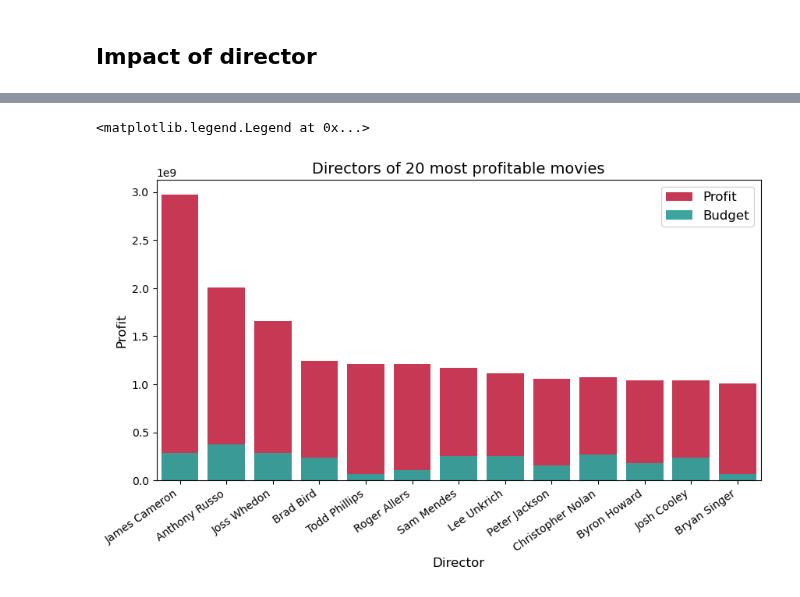
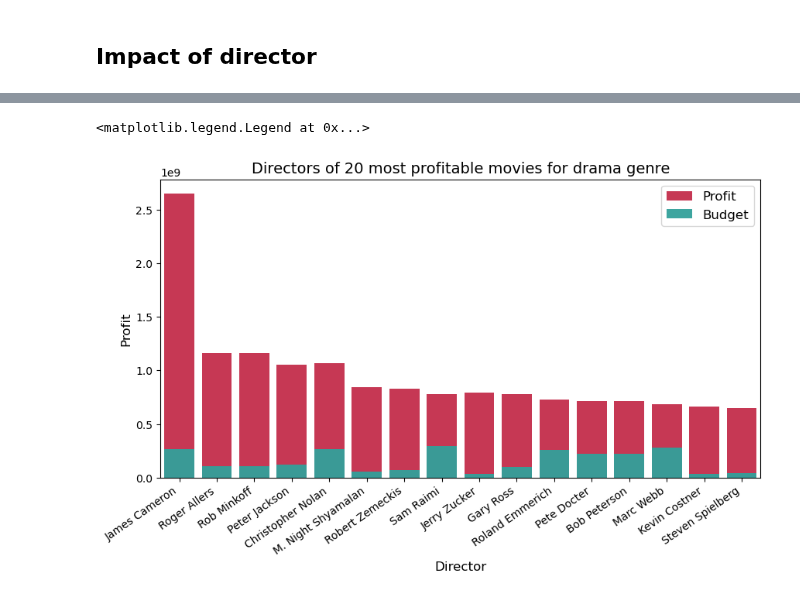
Before and after one commit to epfl-ada/ada-2022-project-theadaholics, a Jupyter notebook: main.ipynb, the cells around one changed output, grey strips where cells are left out. Cells and saved outputs as stored; diff of their text form; code cells hidden in the pictures.

```diff
--- a/main.ipynb
+++ b/main.ipynb
@@ -1756,0 +1577,4 @@ list
+# %%
+# Success in terms of profit:
+df_all_top_profit = df_all_expanded.sort_values('profit_modified', ascending=False)
+df_all_top_profit.head(3)
@@ -1773,14 +1606,17 @@ Top20_ProfitableMovies = df_director.sort_values('profit_modified', ascending=Fa
+# %%
+# Most succesful directors in terms of profit
+top_20_directors = df_all_top_profit[df_all_top_profit['genre']=='Drama'].dropna(how='all', subset=['directors']).drop_duplicates(['name', 'release_year', 'directors'])[0:20] # Remove NaN directors
 # %%
 plt.figure(figsize=(10,5))
-sns.barplot(x=Top20_ProfitableMovies['Director'],y=Top20_ProfitableMovies['profit_modified'],
+sns.barplot(x=top_20_directors['directors'],y=top_20_directors['profit_modified'],
             color='crimson', alpha=0.95, label='Profit', ci=None)
-sns.barplot(x=Top20_ProfitableMovies['Director'],y=Top20_ProfitableMovies['budget_modified'],
+sns.barplot(x=top_20_directors['directors'],y=top_20_directors['budget_modified'],
             color='lightseagreen', alpha=0.95, label='Budget', ci=None)
 plt.xlabel('Director', fontsize=12)
-plt.title("Directors of 20 most profitable movies", fontsize=14)
+plt.title("Directors of 20 most profitable movies for drama genre", fontsize=14)
 plt.ylabel('Profit', fontsize=12)
 plt.xticks(rotation=35, horizontalalignment='right', fontsize=10)
 plt.legend(fontsize=12)
 # %% [output]
 <matplotlib.legend.Legend at 0x...>
-[figure, old version]
+[figure, new version]
```
Also changed, not shown: parts of 77 cells of this notebook, 1 other file.
